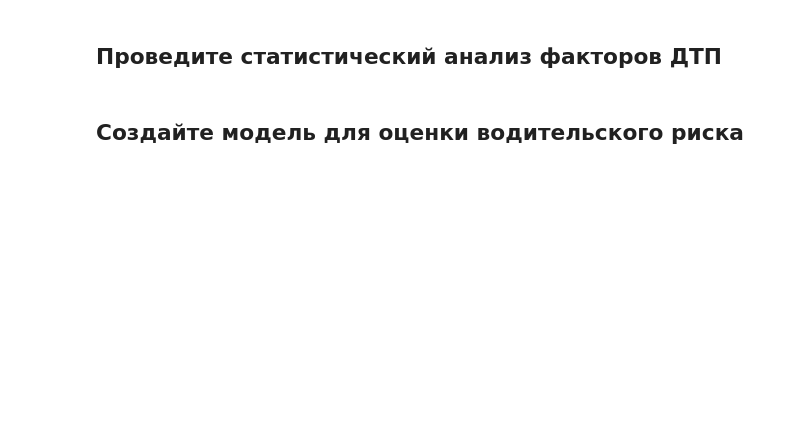
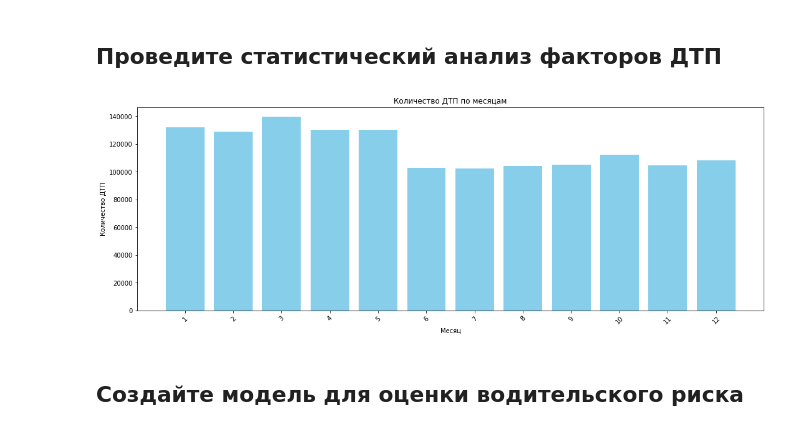
Before and after one commit to vilesova/traffic-accident-prediction-model, a Jupyter notebook: traffic-accident-prediction-model.ipynb, the cells around one changed output. Saved outputs shown, nothing was run; the diff lists cells and outputs as text; code cells hidden in the pictures; blank space fills up the shorter version.

```diff
--- a/traffic-accident-prediction-model.ipynb
+++ b/traffic-accident-prediction-model.ipynb
@@ -3,2 +22,28 @@
+# %%
+# Конфигурация подключения к базе данных
+db_config = {
+    'user': 'praktikum_student',
+    'password': 'Sdf4$2;d-d30pp',
+    'host': 'rc1b-wcoijxj3yxfsf3fs.mdb.yandexcloud.net',
+    'port': 6432,
+    'database': 'data-science-vehicle-db'
+}
+
+# Создание строки подключения и подключения к базе данных
+connection_string = f"postgresql://{db_config['user']}:{db_config['password']}@{db_config['host']}:{db_config['port']}/{db_config['database']}"
+engine = create_engine(connection_string)
+
+# Загрузка таблиц
+collisions_query = "SELECT * FROM collisions;"
+collisions_df = pd.read_sql(collisions_query, engine)
+
+parties_query = "SELECT * FROM parties;"
+parties_df = pd.read_sql(parties_query, engine)
+
+vehicles_query = "SELECT * FROM vehicles;"
+vehicles_df = pd.read_sql(vehicles_query, engine)
+
+# Закрытие соединения
+engine.dispose()
 # %% [markdown]
 ## Проведите первичное исследование таблиц
@@ -5,4 +73,24 @@
 # %% [markdown]
 ##  Проведите статистический анализ факторов ДТП
+# %%
+# Статистический анализ факторов ДТП по месяцам
+query = """
+SELECT EXTRACT(MONTH FROM collision_date) AS month, COUNT(*) AS accident_count
+FROM collisions
+GROUP BY month
+ORDER BY month;
+"""
+accidents_by_month_df = pd.read_sql(query, engine)
+
+# Построение графика количества ДТП по месяцам
+plt.figure(figsize=(18, 6))
+plt.bar(accidents_by_month_df['month'], accidents_by_month_df['accident_count'], color='skyblue')
+plt.xlabel('Месяц')
+plt.ylabel('Количество ДТП')
+plt.title('Количество ДТП по месяцам')
+plt.xticks(accidents_by_month_df['month'], rotation=45)
+plt.show()
+# %% [output]
+[figure, added]
 # %% [markdown]
 ## Создайте модель для оценки водительского риска
```
Also changed, not shown: parts of 7 cells of this notebook.
